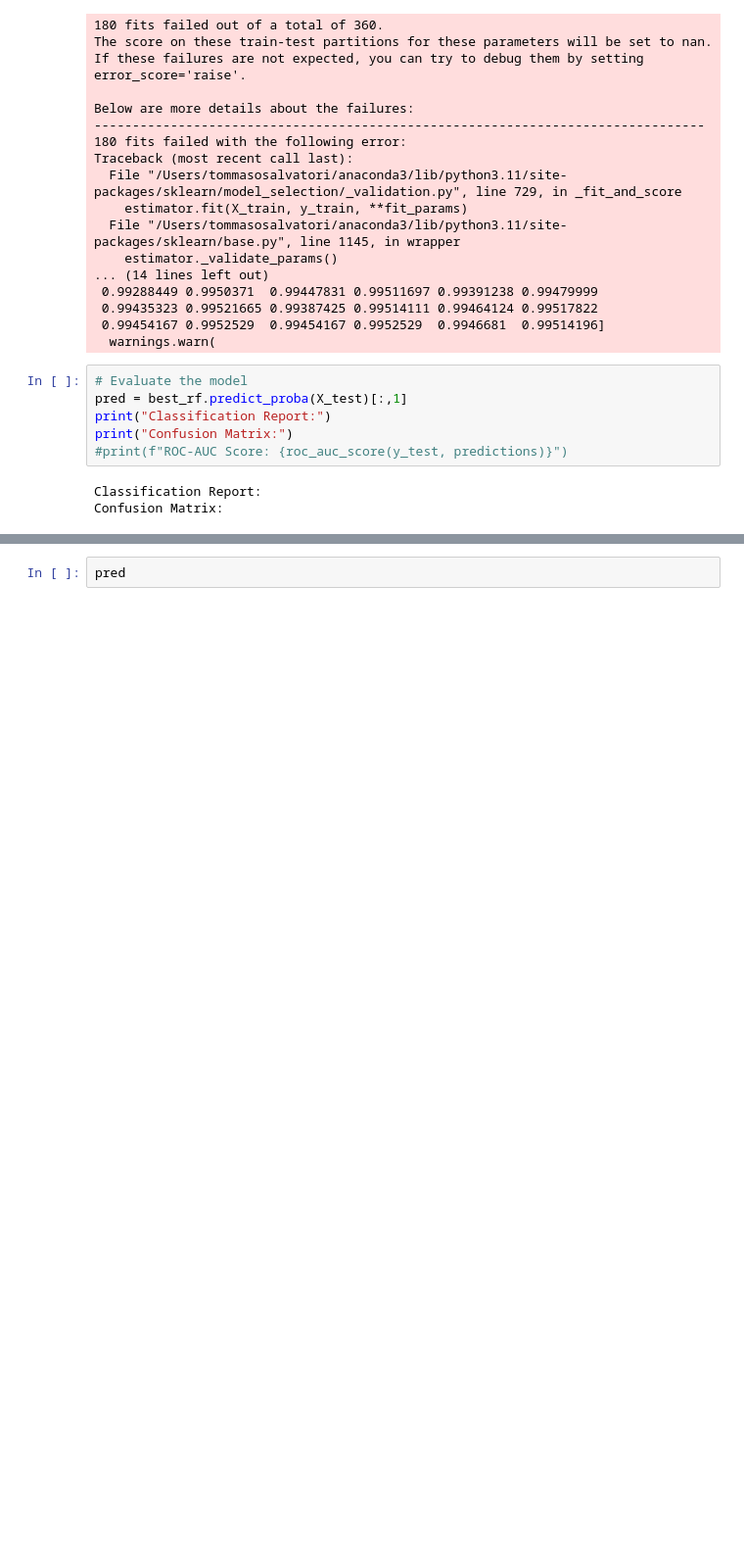
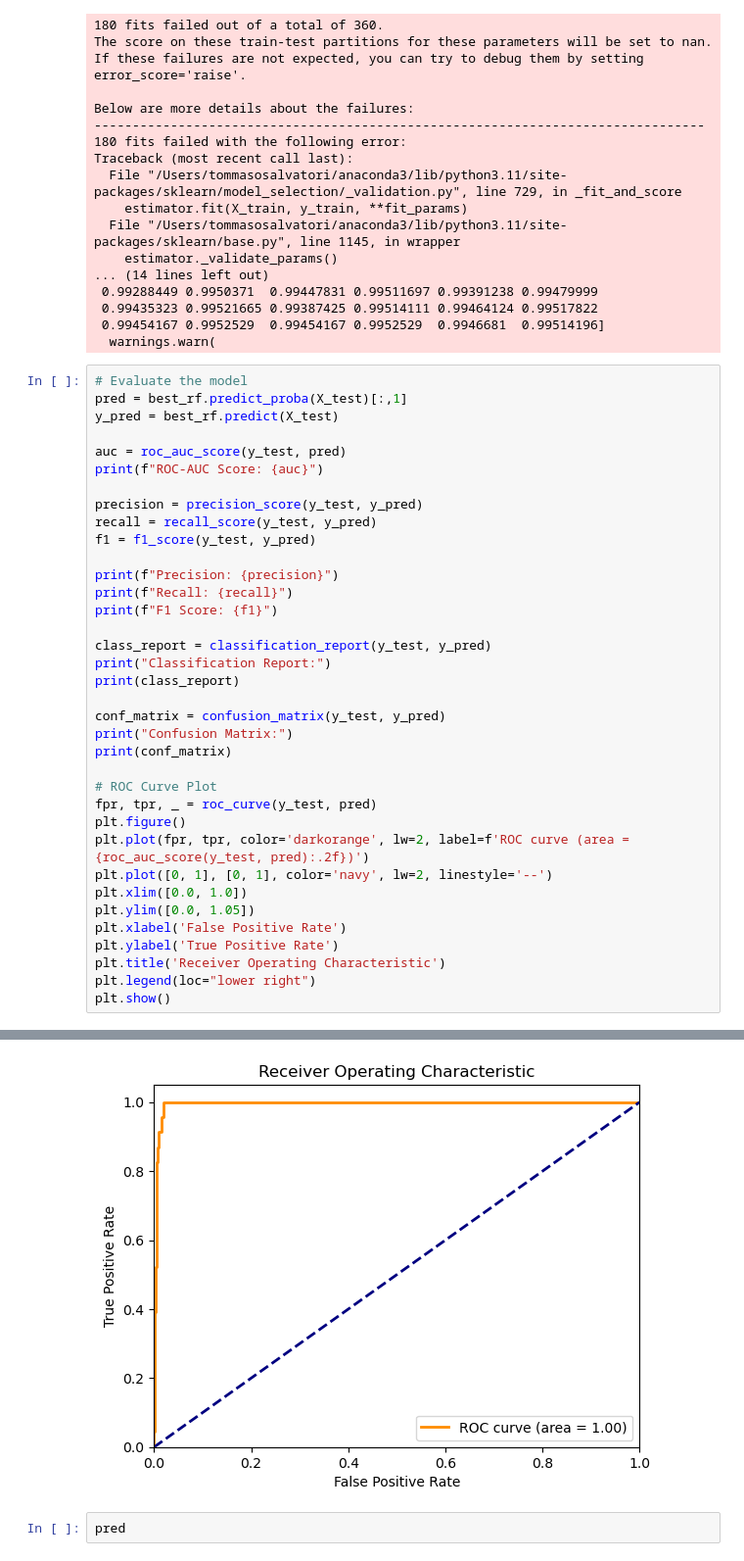
Before and after one commit to giorgiodemarchi/Draft-Player-Prediction-AdvancedAnalyticsEdge, a Jupyter notebook: random_forest.ipynb, the cells around one changed output, grey strips where cells are left out. Shown at 98% size. Saved outputs shown, nothing was run; the diff lists cells and outputs as text; blank space fills up the shorter version.

```diff
--- a/random_forest.ipynb
+++ b/random_forest.ipynb
@@ -90,12 +90,40 @@ Traceback (most recent call last):
  0.99435323 0.99521665 0.99387425 0.99514111 0.99464124 0.99517822
  0.99454167 0.9952529  0.99454167 0.9952529  0.9946681  0.99514196]
   warnings.warn(
-# %%
-# Evaluate the model
-pred = best_rf.predict_proba(X_test)[:,1]
-print("Classification Report:")
-print("Confusion Matrix:")
-#print(f"ROC-AUC Score: {roc_auc_score(y_test, predictions)}")
-# %% [output]
-Classification Report:
-Confusion Matrix:
+# %%
+# Evaluate the model
+pred = best_rf.predict_proba(X_test)[:,1]
+y_pred = best_rf.predict(X_test)
+
+auc = roc_auc_score(y_test, pred)
+print(f"ROC-AUC Score: {auc}")
+
+precision = precision_score(y_test, y_pred)
+recall = recall_score(y_test, y_pred)
+f1 = f1_score(y_test, y_pred)
+
+print(f"Precision: {precision}")
+print(f"Recall: {recall}")
+print(f"F1 Score: {f1}")
+
+class_report = classification_report(y_test, y_pred)
+print("Classification Report:")
+print(class_report)
+
+conf_matrix = confusion_matrix(y_test, y_pred)
+print("Confusion Matrix:")
+print(conf_matrix)
+
+# ROC Curve Plot
+fpr, tpr, _ = roc_curve(y_test, pred)
+plt.figure()
+plt.plot(fpr, tpr, color='darkorange', lw=2, label=f'ROC curve (area = {roc_auc_score(y_test, pred):.2f})')
+plt.plot([0, 1], [0, 1], color='navy', lw=2, linestyle='--')
+plt.xlim([0.0, 1.0])
+plt.ylim([0.0, 1.05])
+plt.xlabel('False Positive Rate')
+plt.ylabel('True Positive Rate')
+plt.title('Receiver Operating Characteristic')
+plt.legend(loc="lower right")
+plt.show()
+# %% [output]
@@ -102,3 +147,4 @@ Confusion Matrix:
+[figure, added]
 # %%
 pred
 # %% [output]
```
Also changed, not shown: parts of 4 cells of this notebook.
